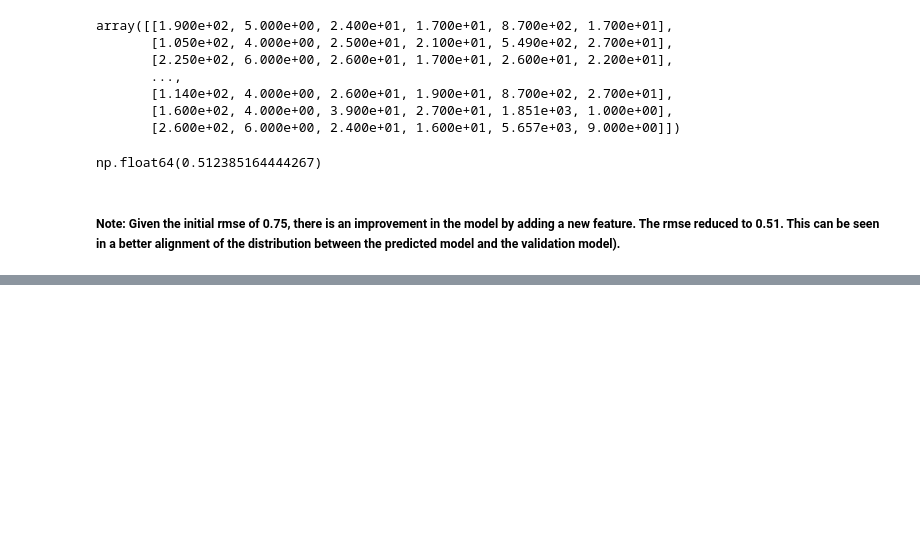
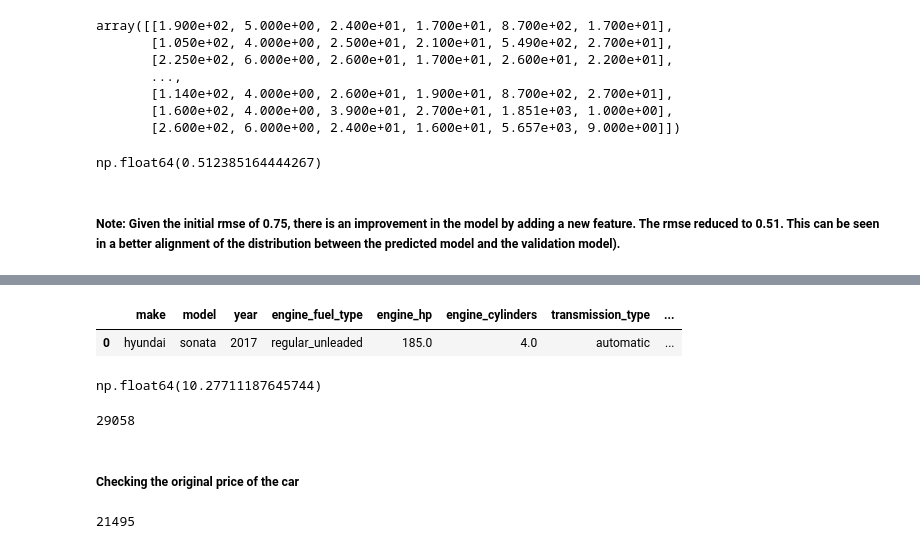
Before and after one commit to bankymondial/Machine-learning-zoomcamp-workspace, a Jupyter notebook: Machine Learning for Regression/Machine Learning for Regression.ipynb, the cells around one changed output, grey strips where cells are left out. Drawn from its saved outputs; the diff is of its cells as text; code cells hidden in the pictures; blank space fills up the shorter version.

```diff
--- a/Machine Learning for Regression/Machine Learning for Regression.ipynb
+++ b/Machine Learning for Regression/Machine Learning for Regression.ipynb
@@ -621,0 +1021,3 @@ sns.histplot(y_val, alpha=0.5, bins = 50, color = 'green')
+# %%
+new_car = car_test.iloc[24].to_dict()
+new_car
@@ -621,0 +1040,6 @@ sns.histplot(y_val, alpha=0.5, bins = 50, color = 'green')
+# %%
+new_car_small = pd.DataFrame([new_car])
+new_car_small
+# %% [output]
+|  | make | model | year | engine_fuel_type | engine_hp | engine_cylinders | transmission_type | ... |
+| 0 | hyundai | sonata | 2017 | regular_unleaded | 185.0 | 4.0 | automatic | ... |
@@ -621,0 +1048,20 @@ sns.histplot(y_val, alpha=0.5, bins = 50, color = 'green')
+# %%
+y_pred = w0 + X_small.dot(w)
+y_pred = y_pred[0]
+y_pred
+# %% [output]
+np.float64(10.27711187645744)
+# %%
+predicted_price = np.expm1(y_pred)
+predicted_price = int(predicted_price)
+predicted_price
+# %% [output]
+29058
+# %% [markdown]
+##### Checking the original price of the car
+# %%
+original_price = np.expm1(y_test[20])
+original_price = int(original_price)
+original_price
+# %% [output]
+21495
```
Also changed, not shown: parts of 63 cells of this notebook, 1 other file.
